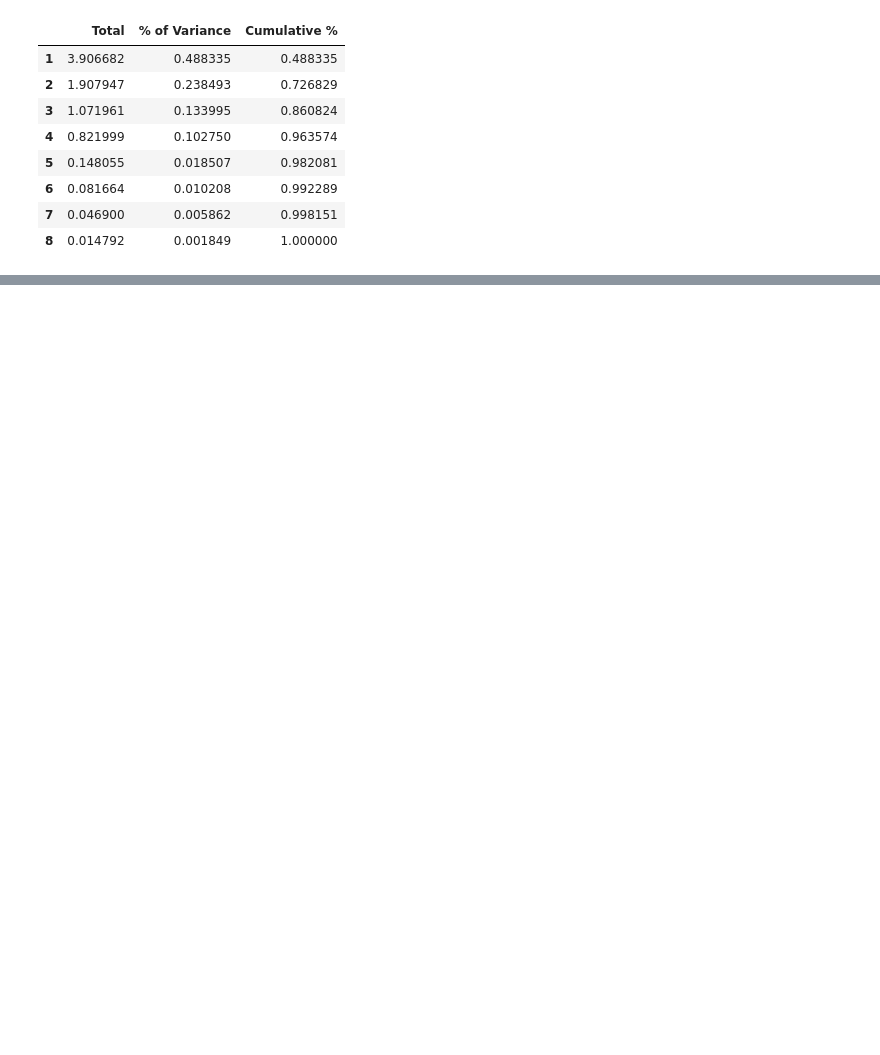
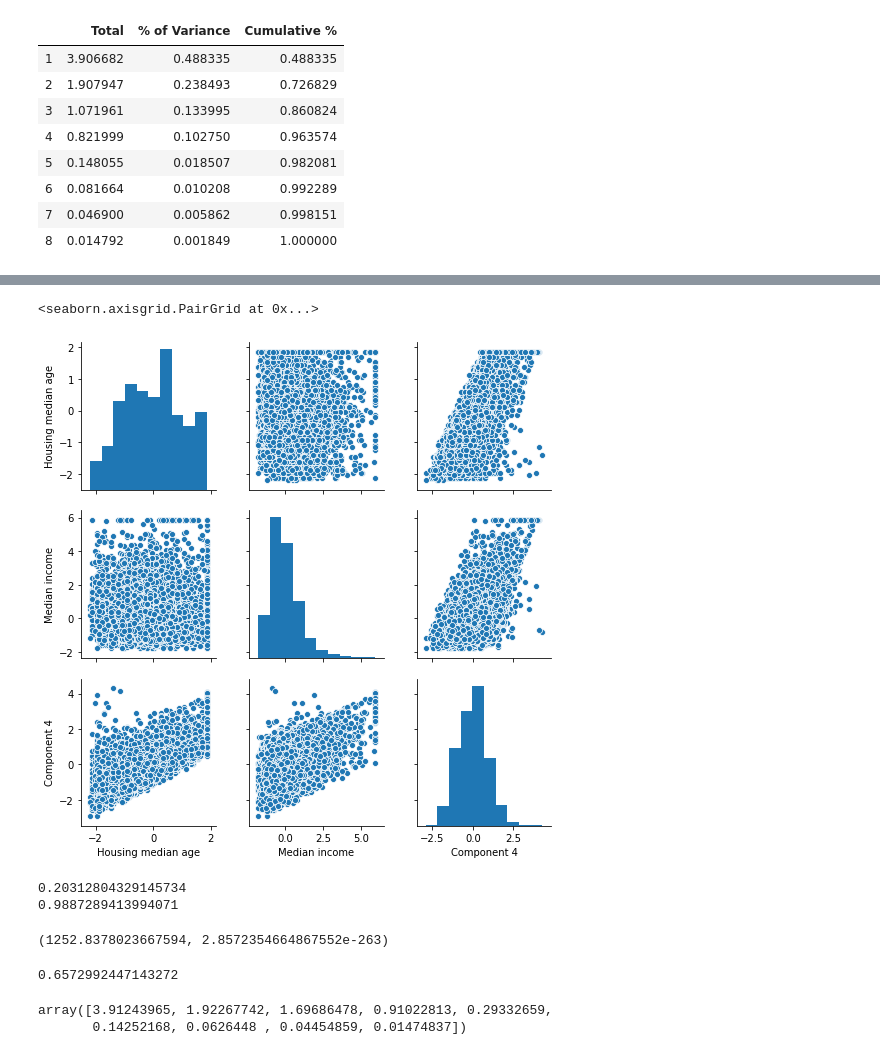
Before and after one commit to rasoolianbehnam/ED, a Jupyter notebook: data_mining/ch04/Untitled.ipynb, the cells around one changed output, grey strips where cells are left out. Saved outputs shown, nothing was run; the diff lists cells and outputs as text; code cells hidden in the pictures; blank space fills up the shorter version.

```diff
--- a/data_mining/ch04/Untitled.ipynb
+++ b/data_mining/ch04/Untitled.ipynb
@@ -125,0 +158,16 @@ plt.plot([0, 8], [1, 1], linestyle='-.')
+# %%
+dfTmp = dfNoResponseVariable_z.loc[:, ('Housing median age','Median income')]
+dfTmp['Component 4'] = transformedDf['Component 4']
+sns.pairplot(dfTmp)
+#([transformedDf[:,2]
+# %% [output]
+<seaborn.axisgrid.PairGrid at 0x...>
+[figure, added]
+# %%
+tmp = pca.components_[:3,1]
+print(tmp.dot(tmp))
+tmp = pca.components_[:4,1]
+print(tmp.dot(tmp))
+# %% [output]
+0.20312804329145734
+0.9887289413994071
@@ -125,0 +186,5 @@ plt.plot([0, 8], [1, 1], linestyle='-.')
+# %%
+chiSquareStatistic, pValue = calculate_bartlett_sphericity(adultTrain)
+chiSquareStatistic, pValue
+# %% [output]
+(1252.8378023667594, 2.8572354664867552e-263)
@@ -125,0 +194,12 @@ plt.plot([0, 8], [1, 1], linestyle='-.')
+# %%
+kmoModel
+# %% [output]
+0.6572992447143272
+# %%
+fa = FactorAnalyzer(n_factors=5)
+fa.fit(df)#analyze(df, 5, rotation=None)
+ev, v = fa.get_eigenvalues()
+ev
+# %% [output]
+array([3.91243965, 1.92267742, 1.69686478, 0.91022813, 0.29332659,
+       0.14252168, 0.0626448 , 0.04454859, 0.01474837])
```
Also changed, not shown: parts of 29 cells of this notebook, 2 other files.
